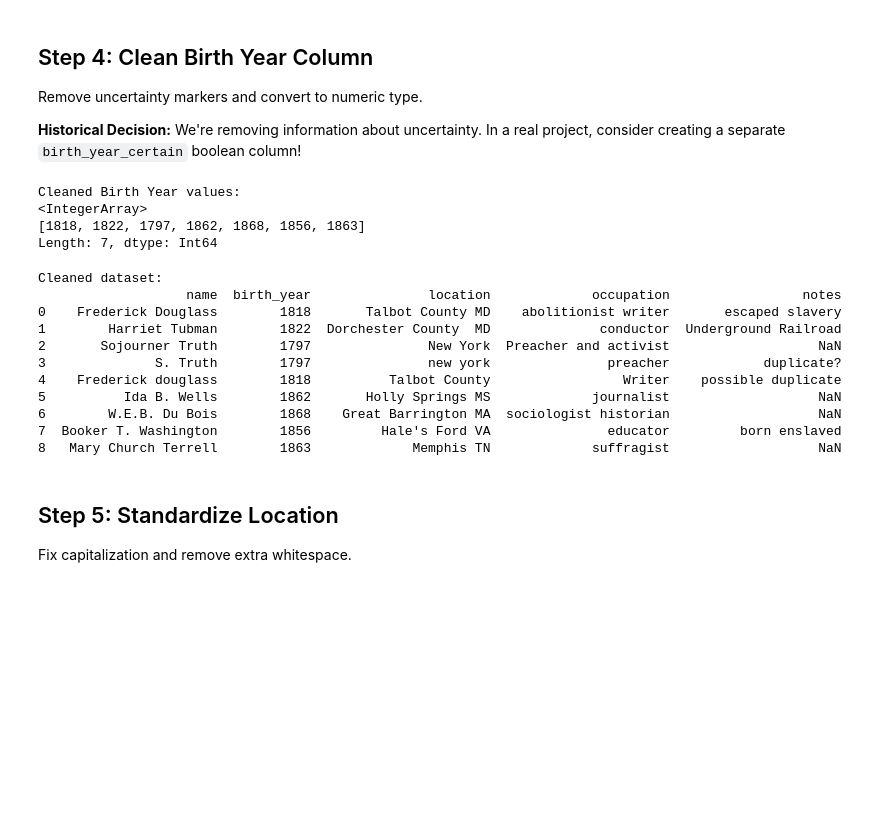
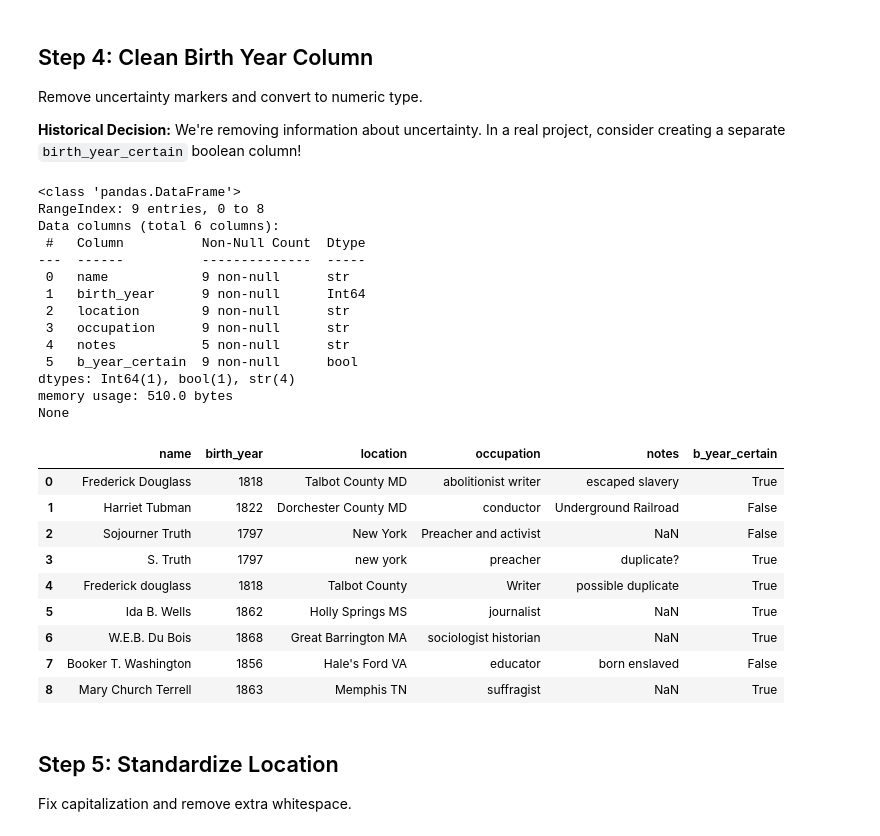
Before and after one commit to bds134/hist501d-coursework-template, a Jupyter notebook: hands-on/week-03-pandas-demo.ipynb, the cells around one changed output. Cells and saved outputs as stored; diff of their text form; code cells hidden in the pictures; blank space fills up the shorter version.

Commit message:
update pandas demo

```diff
--- a/hands-on/week-03-pandas-demo.ipynb
+++ b/hands-on/week-03-pandas-demo.ipynb
@@ -162,45 +245,43 @@ New column names:
 Remove uncertainty markers and convert to numeric type.
 
 **Historical Decision:** We're removing information about uncertainty. In a real project, consider creating a separate `birth_year_certain` boolean column!
-# %%
-# The pandas way - using built-in string methods
-df['birth_year'] = (df['birth_year']
-    .astype(str)                       # Ensure it's string type
-    .str.replace('c. ', '', regex=False)  # Remove 'c. '
-    .str.replace('?', '', regex=False)     # Remove '?'
-    .str.strip()                           # Remove whitespace
-)
-
-# Convert to numeric, coercing errors to NaN
-df['birth_year'] = pd.to_numeric(df['birth_year'], errors='coerce')
-
-# Convert to nullable integer
-df['birth_year'] = df['birth_year'].astype('Int64')
-
-# Check the cleaned Birth Year values
-print("Cleaned Birth Year values:")
-print(df['birth_year'].unique())
-# %% [output]
-Cleaned Birth Year values:
-<IntegerArray>
-[1818, 1822, 1797, 1862, 1868, 1856, 1863]
-Length: 7, dtype: Int64
-# %%
-# See the cleaned dataset
-print("Cleaned dataset:")
-print(df.to_string())
-# %% [output]
-Cleaned dataset:
-                   name  birth_year               location             occupation                 notes
-0    Frederick Douglass        1818       Talbot County MD    abolitionist writer       escaped slavery
-1        Harriet Tubman        1822  Dorchester County  MD              conductor  Underground Railroad
-2       Sojourner Truth        1797               New York  Preacher and activist                   NaN
-3              S. Truth        1797               new york               preacher            duplicate?
-4    Frederick douglass        1818          Talbot County                 Writer    possible duplicate
-5          Ida B. Wells        1862       Holly Springs MS             journalist                   NaN
-6        W.E.B. Du Bois        1868    Great Barrington MA  sociologist historian                   NaN
-7  Booker T. Washington        1856         Hale's Ford VA               educator         born enslaved
-8   Mary Church Terrell        1863             Memphis TN             suffragist                   NaN
+# %%
+# Let's create a certainty boolean column to flag years with with circa (c.) or ? in column
+df['b_year_certain'] = ~df['birth_year'].astype(str).str.contains(r'c\.|\?')
+# notice the use of the ~ operator to negate the boolean values returned by the str.contains() method, so that the 'certainty' column will be True for rows where the 'birth_year' does not contain 'c.' or '?', and False for rows where it does contain those characters.
+# Now let's convert the 'birth_year' column to numeric, coercing any non-numeric values (like those with 'c.' or '?') to NaN
+# for birth_year column, strip non-numeric characters
+df['birth_year'] = (df['birth_year'].astype(str).str.replace(r'[^0-9]', '', regex=True)
+)
+# Convert to numeric, coercing errors to NaN and use nullable integer
+df['birth_year'] = pd.to_numeric(df['birth_year'], errors='coerce').astype('Int64')
+print(df.info())
+df
+# %% [output]
+<class 'pandas.DataFrame'>
+RangeIndex: 9 entries, 0 to 8
+Data columns (total 6 columns):
+ #   Column          Non-Null Count  Dtype
+---  ------          --------------  -----
+ 0   name            9 non-null      str
+ 1   birth_year      9 non-null      Int64
+ 2   location        9 non-null      str
+ 3   occupation      9 non-null      str
+ 4   notes           5 non-null      str
+ 5   b_year_certain  9 non-null      bool
+dtypes: Int64(1), bool(1), str(4)
+memory usage: 510.0 bytes
+None
+|  | name | birth_year | location | occupation | notes | b_year_certain |
+| 0 | Frederick Douglass | 1818 | Talbot County MD | abolitionist writer | escaped slavery | True |
+| 1 | Harriet Tubman | 1822 | Dorchester County MD | conductor | Underground Railroad | False |
+| 2 | Sojourner Truth | 1797 | New York | Preacher and activist | NaN | False |
+| 3 | S. Truth | 1797 | new york | preacher | duplicate? | True |
+| 4 | Frederick douglass | 1818 | Talbot County | Writer | possible duplicate | True |
+| 5 | Ida B. Wells | 1862 | Holly Springs MS | journalist | NaN | True |
+| 6 | W.E.B. Du Bois | 1868 | Great Barrington MA | sociologist historian | NaN | True |
+| 7 | Booker T. Washington | 1856 | Hale's Ford VA | educator | born enslaved | False |
+| 8 | Mary Church Terrell | 1863 | Memphis TN | suffragist | NaN | True |
 # %% [markdown]
 ## Step 5: Standardize Location
 
```
Also changed, not shown: parts of 23 cells of this notebook.
